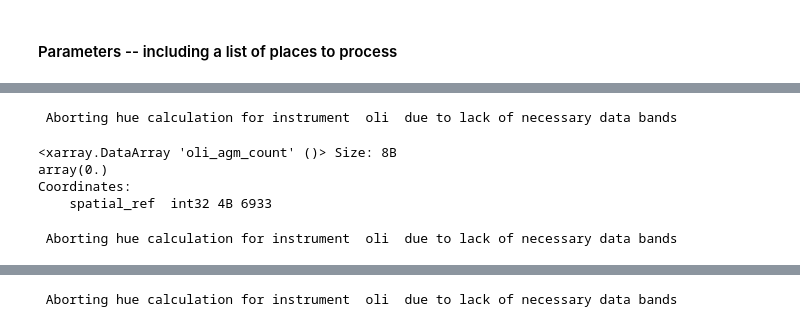
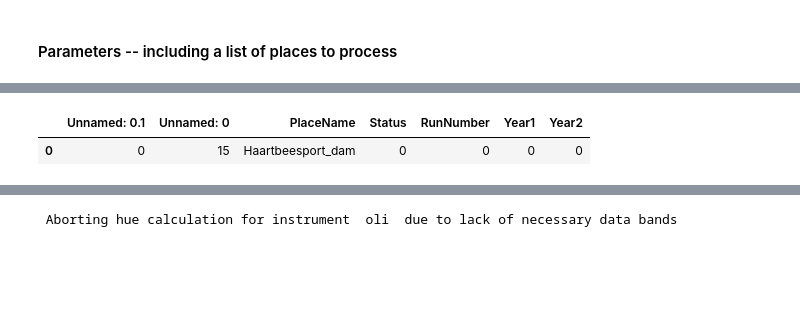
Before and after one commit to digitalearthafrica/deafrica_water_quality, a Jupyter notebook: WP2.2/WP2.2.ipynb, the cells around one changed output, grey strips where cells are left out. Cells and saved outputs as stored; diff of their text form; code cells hidden in the pictures; blank space fills up the shorter version.

```diff
--- a/WP2.2/WP2.2.ipynb
+++ b/WP2.2/WP2.2.ipynb
@@ -63,9 +63,8 @@ max_cells = 50000   #use this to test memory limits. Memory saving steps are goi
 max_cells = 10000   #use this to test memory limits. Memory saving steps are going to be needed...
 year1, year2 = '2019-01-01','2020-12-31' #this is a good start interval for instrument cross-referencing
 
-
-places_dict.keys()
-
+# --- get the dictionary of all possible places for analysis ---
+places_dict     = set_spacetime_domain()
 process_list = ['Lake_Baringo',
            'Senegal_StLouis',
            'Lake_Sulunga', 'Lake_Mweru',
@@ -96,8 +95,9 @@ process_list = ['Lake_Baringo',
             'HC_6']
 # a core list to get started with
 process_list = ['HC_1','HC_2','HC_3','HC_4','HC_5','HC_6']
-process_list = ['HC_1']
+process_list = ['Haartbeesport_dam']
 
+# --- looks like these are the non-geomedian instruments...
 instruments_to_use = {
     'oli_agm'  : {'use': False },
     'oli'      : {'use': True},
@@ -135,10 +153,11 @@ instruments,measurements,rename_dict = instruments_list(instruments_to_use)
 data_list = {}
 # %%
 # start a log file (don't use the append option at this point)
+
 logfilename = 'parta_log.csv'
 a_log = open_logfile(places_dict,
                      logfilename,
-                     overwrite=False,
+                     overwrite='Append',   # alternatively use True or False
                      include_list=process_list)
 #reduce the log file to the places we are specifically interested in; this seems messy
 droplist = list(set(a_log.PlaceName) - set(process_list))
@@ -262,21 +167,0 @@ Coordinates:
-# %%
-        i +=1
-        if a_log.loc[a_log.PlaceName==placename,'Status'].item() <i:
-            ds_annual = geomedian_hue(ds_annual,ds_annual.clearwater==True,test=True,verbose=True)
-            a_log = log_update(a_log,placename,i,logfilename)
-# %% [output]
- Aborting hue calculation for instrument  oli  due to lack of necessary data bands
-# %%
-ds_annual.oli_agm_count.sum()
-# %% [output]
-<xarray.DataArray 'oli_agm_count' ()> Size: 8B
-array(0.)
-Coordinates:
-    spatial_ref  int32 4B 6933
-# %%
-        i +=1
-        if a_log.loc[a_log.PlaceName==placename,'Status'].item() <i:
-            ds_annual = run_OWT(ds_annual)
-            a_log = log_update(a_log,placename,i,logfilename)
-# %% [output]
- Aborting hue calculation for instrument  oli  due to lack of necessary data bands
@@ -304,0 +171,5 @@ Coordinates:
+# %%
+a_log
+# %% [output]
+|  | Unnamed: 0.1 | Unnamed: 0 | PlaceName | Status | RunNumber | Year1 | Year2 |
+| 0 | 0 | 15 | Haartbeesport_dam | 0 | 0 | 0 | 0 |
```
Also changed, not shown: parts of 24 cells of this notebook.
